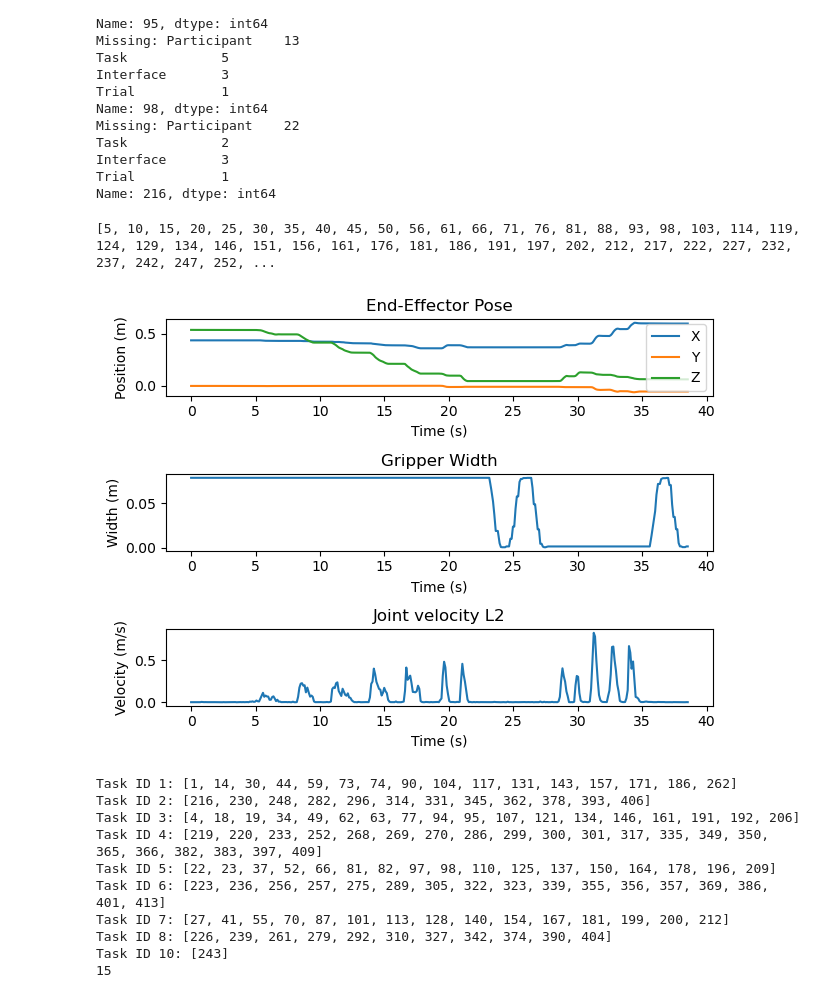
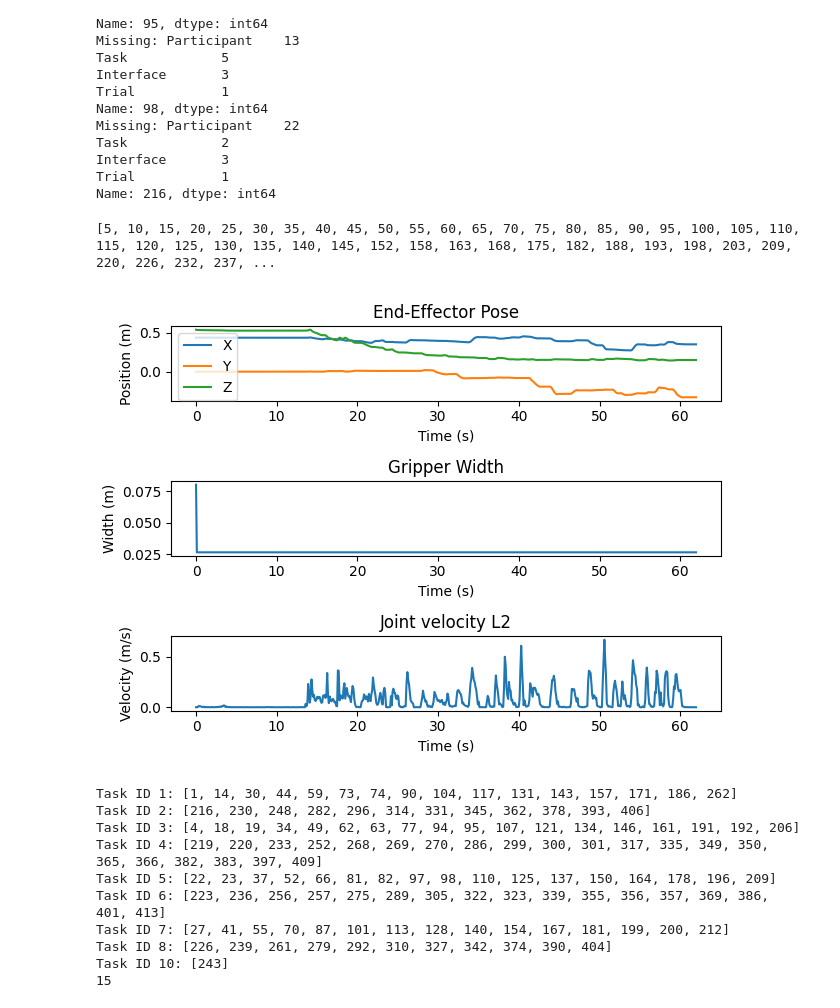
Before and after one commit to myfatemi04/robots-spring-2024, a Jupyter notebook: RealLifeFinetuning.ipynb, the cells around one changed output. Saved outputs shown, nothing was run; the diff lists cells and outputs as text; code cells hidden in the pictures.

```diff
--- a/RealLifeFinetuning.ipynb
+++ b/RealLifeFinetuning.ipynb
@@ -42,8 +47,8 @@ for i, row in vr_df.iterrows():
     participant_id, task_id, _, trial_id = row
 
     try:
-        all_data.append(get_vr_data(base_dir, participant_id, task_id, trial_id))
-    except:
+        all_data.append(dataloading.get_vr_data(base_dir, participant_id, task_id, trial_id))
+    except AssertionError:
         print("Missing:", row)
         continue
 
@@ -74,16 +77,16 @@ import numpy as np
 # %%
 import matplotlib.pyplot as plt
 from detect_keypoints import find_keypoints
 
-result = dataloading.collate_observations(all_data[10])
+result = dataloading.collate_observations(all_data[15])
 keypoints = find_keypoints(result)
 # Will need a better keypoint detection method, or some other way to encode motion plans.
 print(keypoints)
 
 dataloading.plot_demonstration(result)
 # %% [output]
-[5, 10, 15, 20, 25, 30, 35, 40, 45, 50, 56, 61, 66, 71, 76, 81, 88, 93, 98, 103, 114, 119, 124, 129, 134, 146, 151, 156, 161, 176, 181, 186, 191, 197, 202, 212, 217, 222, 227, 232, 237, 242, 247, 252, ...
+[5, 10, 15, 20, 25, 30, 35, 40, 45, 50, 55, 60, 65, 70, 75, 80, 85, 90, 95, 100, 105, 110, 115, 120, 125, 130, 135, 140, 145, 152, 158, 163, 168, 175, 182, 188, 193, 198, 203, 209, 220, 226, 232, 237, ...
-[figure, old version]
+[figure, new version]
 # %%
 # Group observations by Task ID
 for task_id, indices in vr_df.groupby('Task').groups.items():
```
Also changed, not shown: parts of 9 cells of this notebook, 3 other files.
